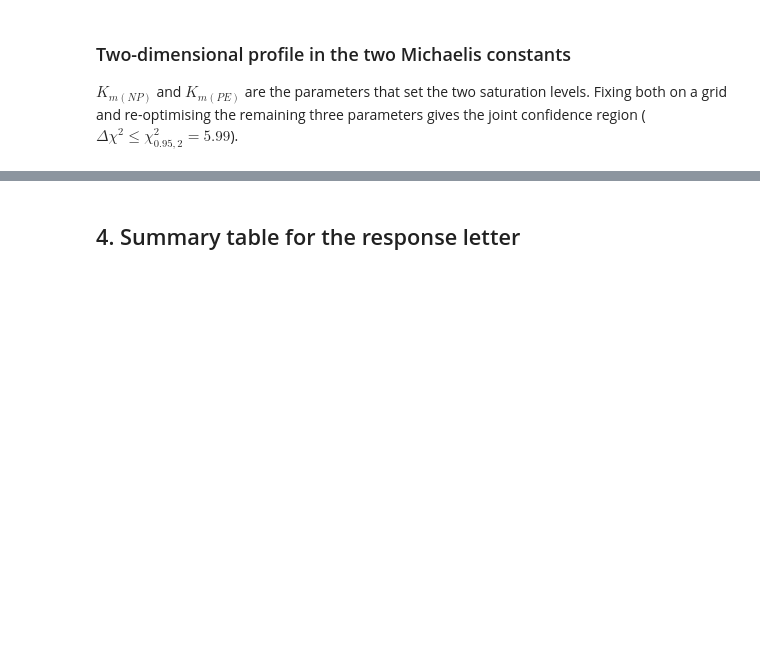
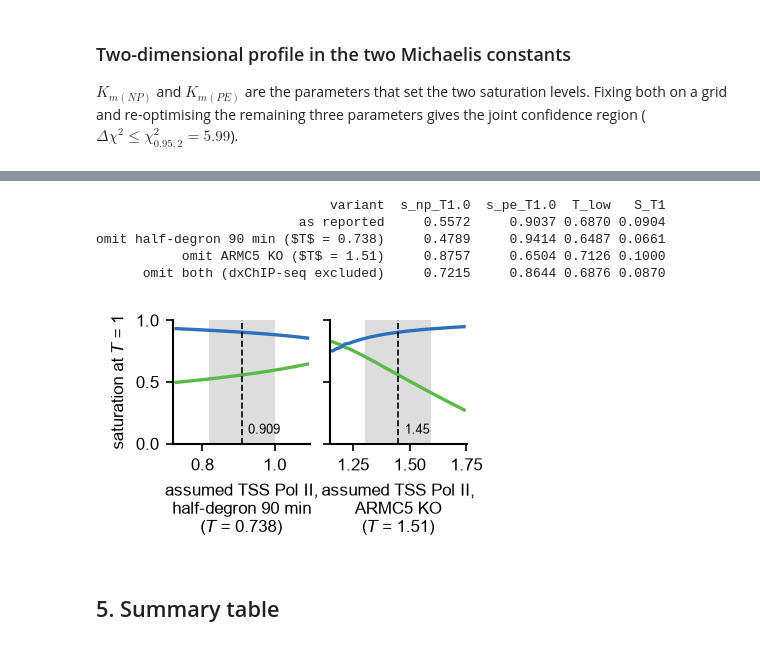
Before and after one commit to berrygroup/publications, a Jupyter notebook: 2026_POLR2A_homeostasis/Modelling/activity_homeostasis/pol_pools_identifiability.ipynb, the cells around one changed output, grey strips where cells are left out. Cells and saved outputs as stored; diff of their text form; code cells hidden in the pictures; blank space fills up the shorter version.

```diff
--- a/2026_POLR2A_homeostasis/Modelling/activity_homeostasis/pol_pools_identifiability.ipynb
+++ b/2026_POLR2A_homeostasis/Modelling/activity_homeostasis/pol_pools_identifiability.ipynb
@@ -636,5 +766,71 @@ fig.savefig("fig_bootstrap.pdf")
+# %%
+rows = [
+    dict(
+        variant="as reported",
+        **{
+            c: pm.summarise(best, data, **FIT)[c]
+            for c in ("s_np_T1.0", "s_pe_T1.0", "T_low", "S_T1")
+        }
+    )
+]
+for j in (0, 1):
+    b = dict(data)
+    keep = data["P_fit"].copy()
+    keep[FITROW[j]] = False
+    b["P_fit"] = keep
+    r = pm.fit(b, n_starts=60, seed=3, x0=best, **FIT)
+    s = pm.summarise(r["params"], b, **FIT)
+    rows.append(
+        dict(
+            variant="omit " + LBL[j],
+            **{c: s[c] for c in ("s_np_T1.0", "s_pe_T1.0", "T_low", "S_T1")}
+        )
+    )
+r = pm.fit(data, n_starts=60, seed=3, x0=best, w_P=0.0, pt_fraction=0.8)
+s = pm.summarise(r["params"], data, w_P=0.0, pt_fraction=0.8)
+rows.append(
+    dict(
+        variant="omit both (dxChIP-seq excluded)",
+        **{c: s[c] for c in ("s_np_T1.0", "s_pe_T1.0", "T_low", "S_T1")}
+    )
+)
+loo = pd.DataFrame(rows)
+loo.to_csv("table_chip_leave_one_out.csv", index=False)
+print(loo.round(4).to_string(index=False))
+# %% [output]
+                              variant  s_np_T1.0  s_pe_T1.0  T_low   S_T1
+                          as reported     0.5572     0.9037 0.6870 0.0904
+omit half-degron 90 min ($T$ = 0.738)     0.4789     0.9414 0.6487 0.0661
+           omit ARMC5 KO ($T$ = 1.51)     0.8757     0.6504 0.7126 0.1000
+      omit both (dxChIP-seq excluded)     0.7215     0.8644 0.6876 0.0870
+# %%
+fig, axes = plt.subplots(
+    1, 2, figsize=(6.5 / 2.54, 4 / 2.54), sharey=True, layout="constrained"
+)
+for ax, j in zip(axes, (0, 1)):
+    g = chip[chip.point == LBL[j]].sort_values("value")
+    m = g.measured.iloc[0]
+    ax.axvspan(0.9 * m, 1.1 * m, color="#dddddd", lw=0, zorder=0)
+    ax.plot(g.value, g.s_np, "-", color=C_NP, lw=1.6)
+    ax.plot(g.value, g.s_pe, "-", color=C_PE, lw=1.6)
+    ax.axvline(m, color="k", lw=0.8, ls="--")
+    ax.set_xlabel(f"assumed TSS Pol II,\n{LBL[j]}".replace(" ($T$", "\n($T$"))
+    ax.set_ylim(0, 1)
+    ax.margins(x=0.02)
+    ax.annotate(
+        f"{m}",
+        xy=(m, 0.06),
+        xytext=(3, 0),
+        textcoords="offset points",
+        fontsize=6,
+        va="bottom",
+    )
+axes[0].set_ylabel("saturation at $T$ = 1")
+fig.savefig("plots/fig_chip_influence.pdf")
+# %% [output]
+[figure, added]
 # %% [markdown]
-## 4. Summary table for the response letter
+## 5. Summary table
 # %%
 out = []
 for c, lab in [
```
Also changed, not shown: parts of 16 cells of this notebook, 4 other files.
